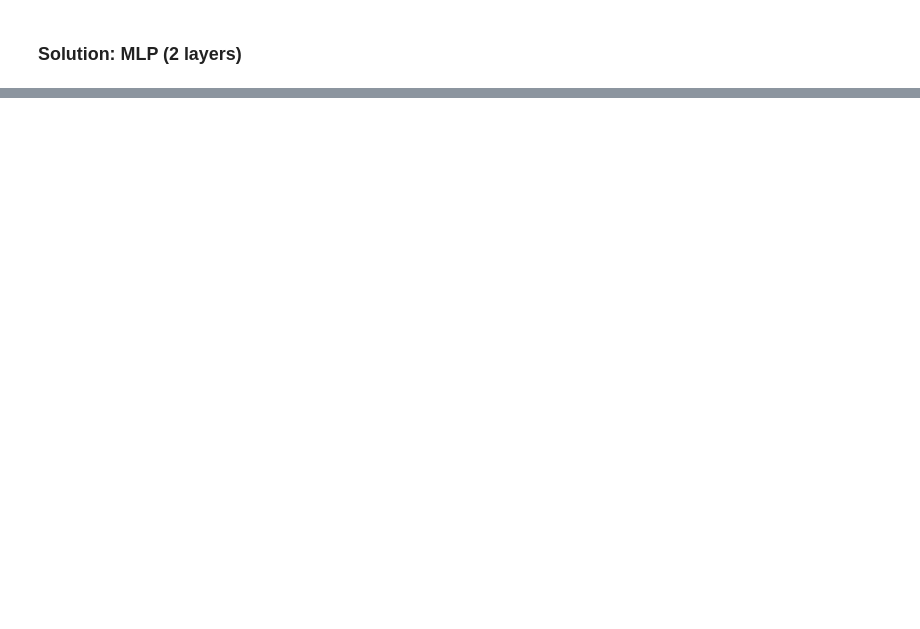
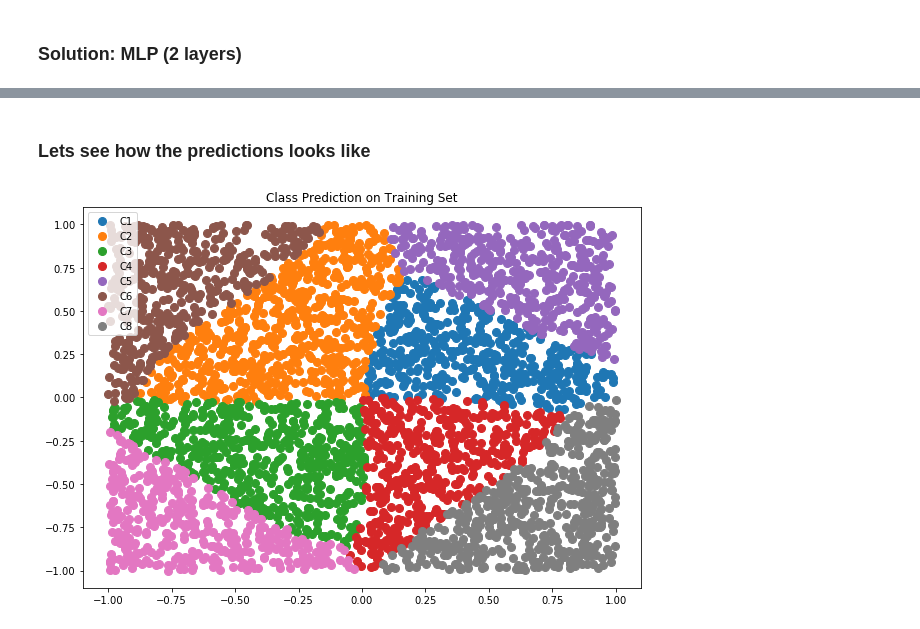
Before and after one commit to RenanGBarreto/neural-network-lib, a Jupyter notebook: notebooks/L1Q4.ipynb, the cells around one changed output, grey strips where cells are left out. Saved outputs shown, nothing was run; the diff lists cells and outputs as text; code cells hidden in the pictures; blank space fills up the shorter version.

```diff
--- a/notebooks/L1Q4.ipynb
+++ b/notebooks/L1Q4.ipynb
@@ -88,0 +89,26 @@ NETWORK ARCHITECTURE:
+# %% [markdown]
+### Lets see how the predictions looks like
+# %%
+import matplotlib.pyplot as plt
+
+y_test_true = np.reshape(y_test, (len(y_test)))
+y_test_pred = np.reshape(model.predict(X_test), (len(X_test)))
+
+groups = []
+for c in range(8):
+    groups.append([[],[]])
+
+for i in range(len(X_test)):
+    groups[y_test_pred[i]-1][0].append(X_test[i][0])
+    groups[y_test_pred[i]-1][1].append(X_test[i][1])
+
+# Plot
+fig, ax = plt.subplots(figsize=(10,7))
+ax.margins(0.05)
+ax.set(title='Class Prediction on Training Set')
+for c in range(len(groups)):
+    ax.plot(groups[c][0], groups[c][1], marker='o', linestyle='', ms=8, label="C"+str(c+1))
+ax.legend()
+plt.show()
+# %% [output]
+[figure, added]
```
Also changed, not shown: parts of 4 cells of this notebook, 13 other files.
